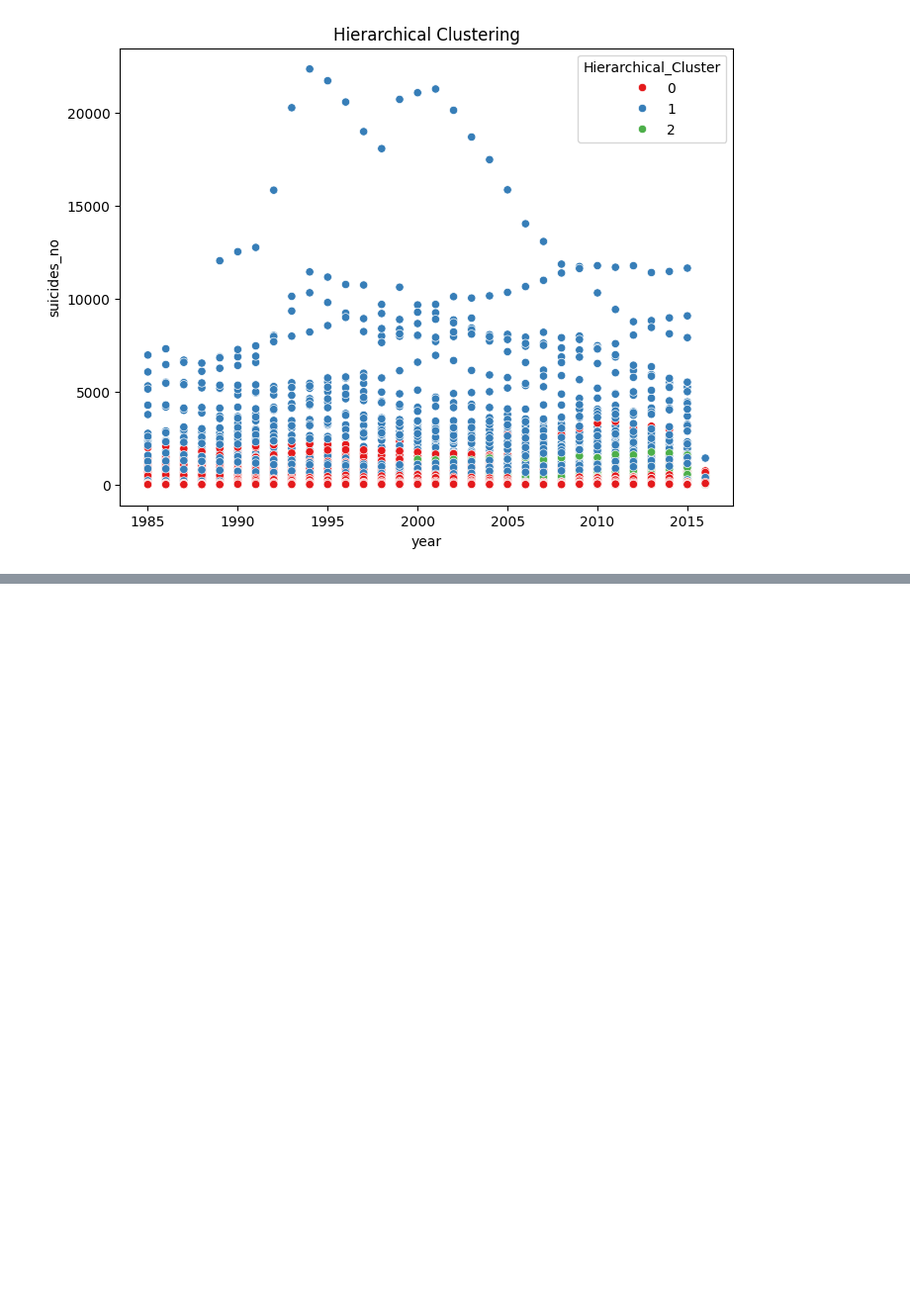
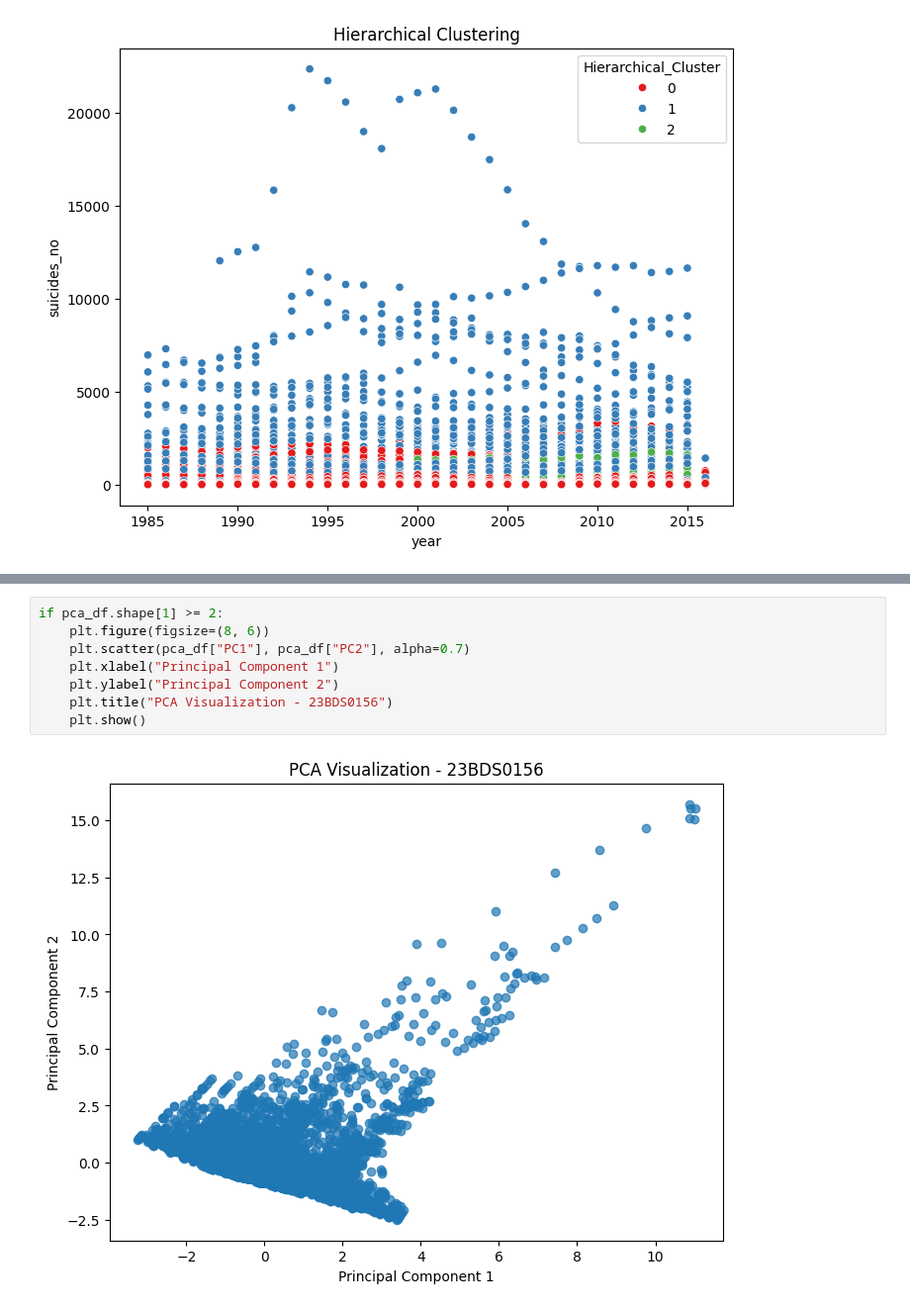
Before and after one commit to siva11217/SivaEDAProject, a Jupyter notebook: 23BDS0156__P1.ipynb, the cells around one changed output, grey strips where cells are left out. Shown at 99% size. Drawn from its saved outputs; the diff is of its cells as text; blank space fills up the shorter version.

```diff
--- a/23BDS0156__P1.ipynb
+++ b/23BDS0156__P1.ipynb
@@ -421,0 +469,10 @@ if len(numeric_cols) >= 2:
+# %%
+if pca_df.shape[1] >= 2:
+    plt.figure(figsize=(8, 6))
+    plt.scatter(pca_df["PC1"], pca_df["PC2"], alpha=0.7)
+    plt.xlabel("Principal Component 1")
+    plt.ylabel("Principal Component 2")
+    plt.title("PCA Visualization - 23BDS0156")
+    plt.show()
+# %% [output]
+[figure, added]
```
Also changed, not shown: parts of 5 cells of this notebook.
